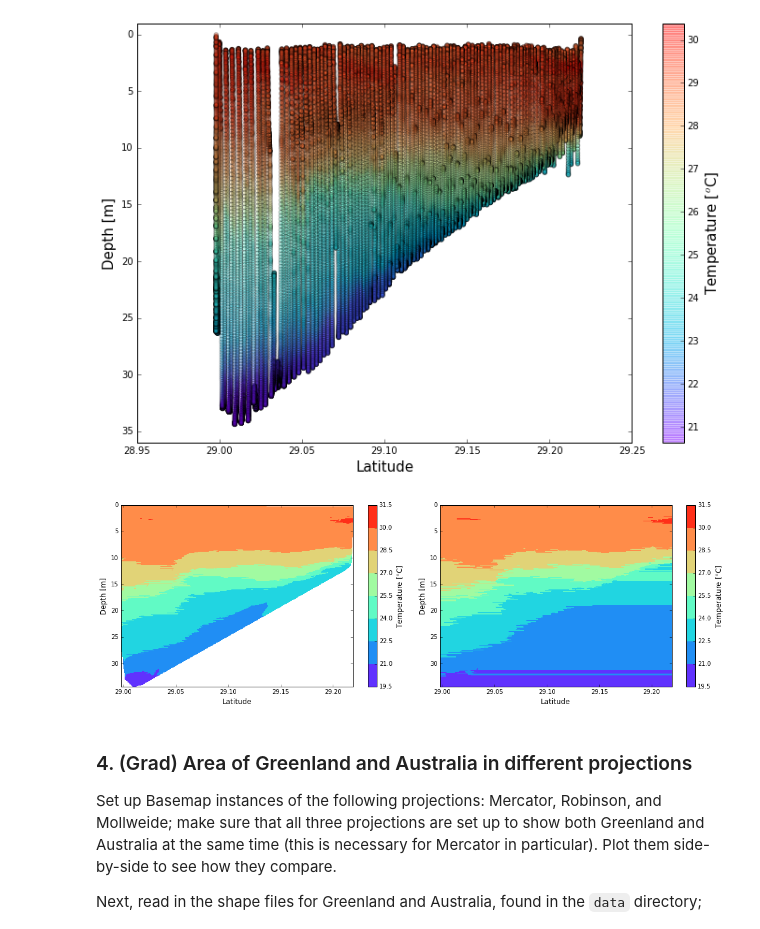
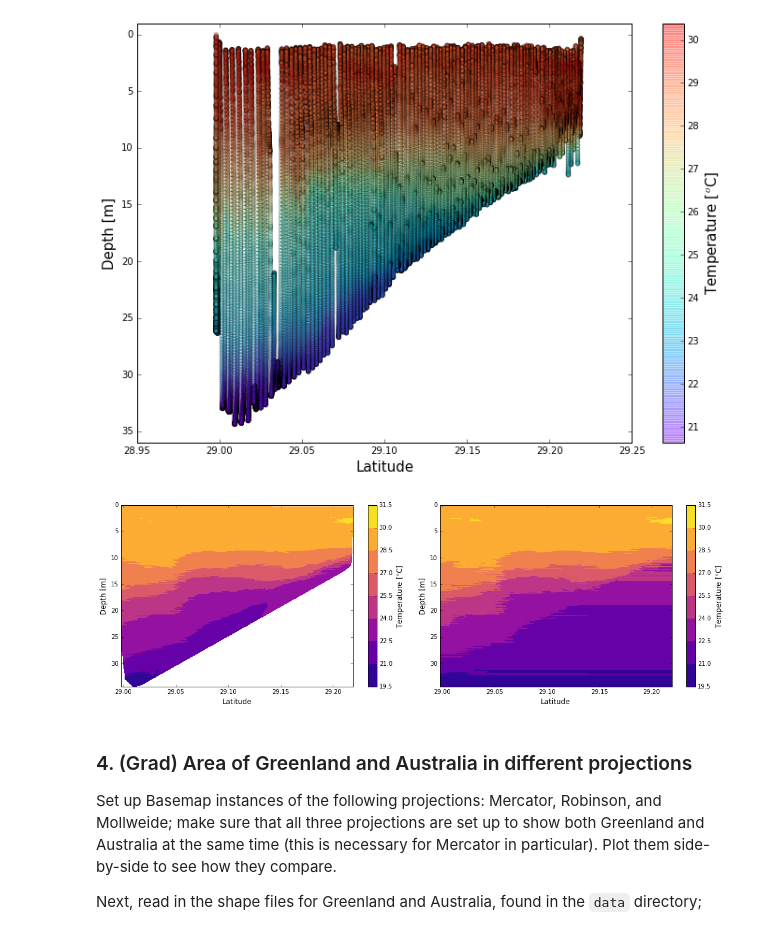
Before and after one commit to johntamu/python4geosciences-hw, a Jupyter notebook: hw05-solutions.ipynb, the cells around one changed output. Drawn from its saved outputs; the diff is of its cells as text; code cells hidden in the pictures.

```diff
--- a/hw05-solutions.ipynb
+++ b/hw05-solutions.ipynb
@@ -186,7 +194,7 @@ fig.tight_layout()
 [figure]
 # %%
 # Set up a regular grid of interpolation points
-xi, yi = np.linspace(lat.min(), lat.max(), 500), np.linspace(depth.min(), depth.max(), 500)
+xi, yi = np.linspace(lat.min(), lat.max(), 500), np.linspace(depth.min(), depth.max(), 800)
 xi, yi = np.meshgrid(xi, yi)
 # %%
 # Interpolate
@@ -198,27 +206,27 @@ zi2 = scipy.interpolate.griddata((lat, depth), temp, (xi, yi), method='nearest')
 # %%
 fig = plt.figure(figsize=(15,5))
 
 ax0 = fig.add_subplot(1,2,1) # Interpolated data using LINEAR method
-cp0 = ax0.contourf(xi,yi,zi, cmap='rainbow')
+cp0 = ax0.contourf(xi,yi,zi, cmap='plasma')
 cb0 = plt.colorbar(cp0, ax=ax0)
 # axes[0].gca().invert_yaxis()
 ax0.set_ylabel('Depth [m]', size=12)
 ax0.set_xlabel('Latitude', size=12)
 cb0.set_label('Temperature [$^{o}$C]', size=12)
 ax0.invert_yaxis()
 
 
 ax1 = fig.add_subplot(1,2,2) # Interpolated data using NEAREST NEIGHBOR method
-cp1 = ax1.contourf(xi,yi,zi2, cmap='rainbow')
+cp1 = ax1.contourf(xi,yi,zi2, cmap='plasma')
 cb1 = plt.colorbar(cp1, ax=ax1)
 ax1.set_ylabel('Depth [m]', size=12)
 ax1.set_xlabel('Latitude', size=12)
 cb1.set_label('Temperature [$^{o}$C]', size=12)
 ax1.invert_yaxis()
 
 fig.tight_layout()
 # %% [output]
-[figure, old version]
+[figure, new version]
 # %%
 # fig = plt.figure(figsize=(10,6))
 # contour = plt.contourf(xi,yi,zi, cmap='rainbow') # plotting the interpolated data
```
Also changed, not shown: parts of 3 cells of this notebook.
